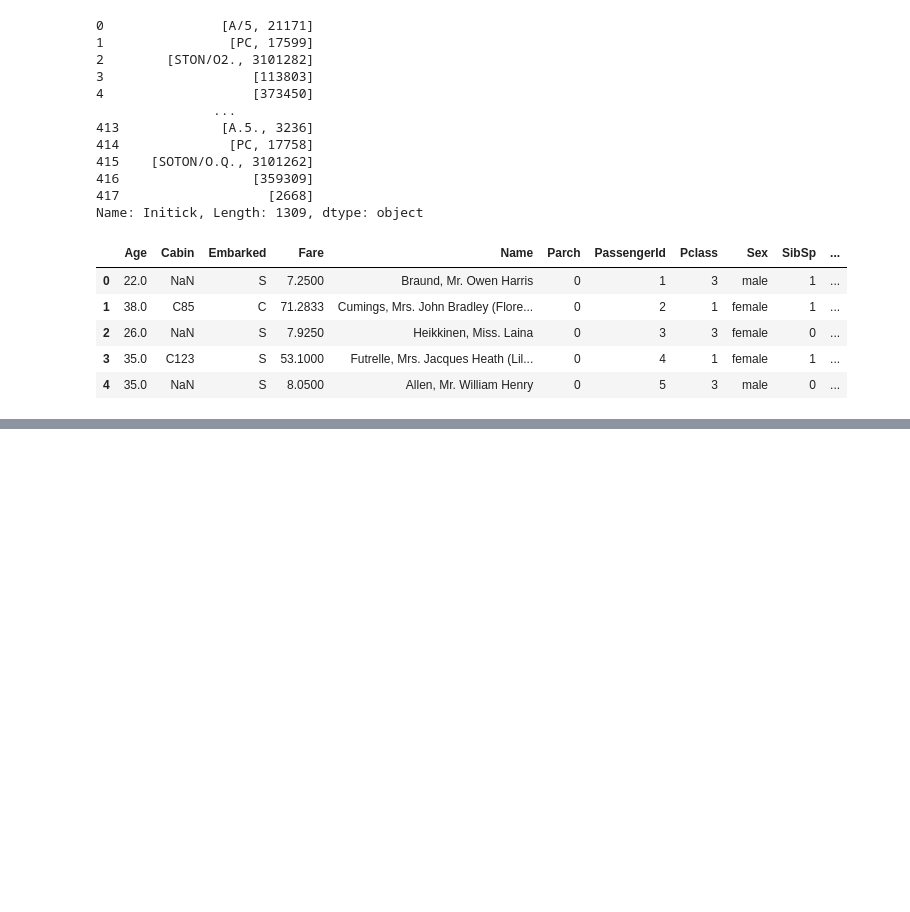
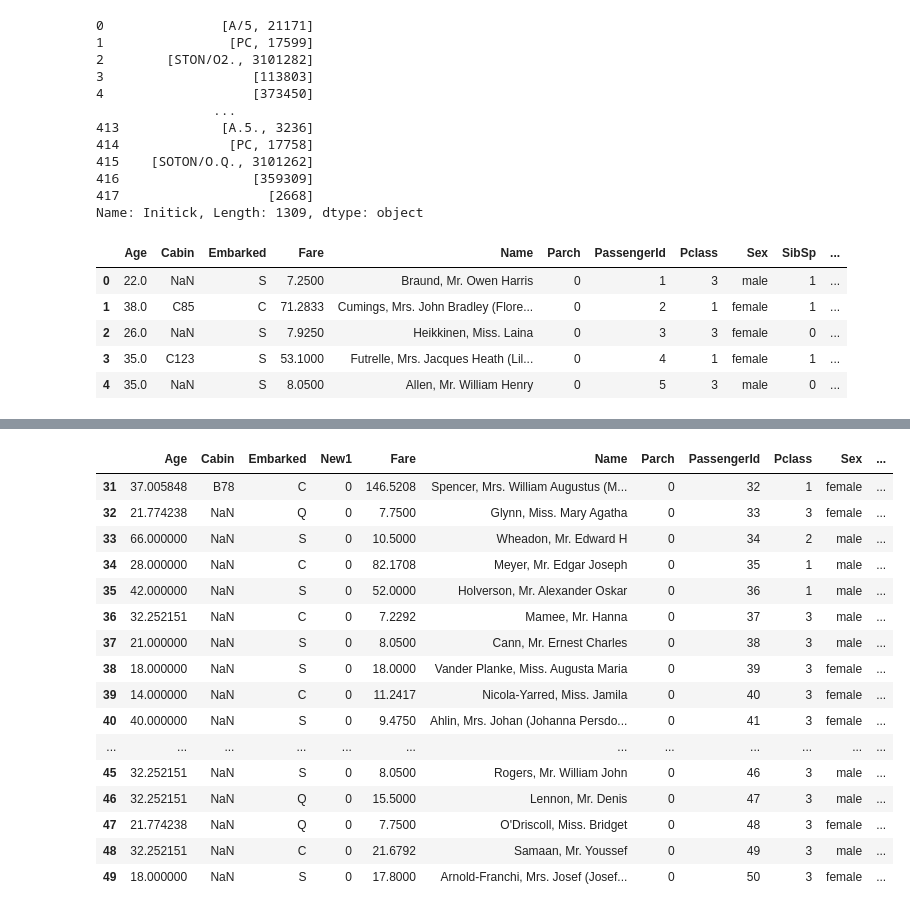
Before and after one commit to HeeSeok-Kwon/Python_study, a Jupyter notebook: DSC/20210407.ipynb, the cells around one changed output, grey strips where cells are left out. Saved outputs shown, nothing was run; the diff lists cells and outputs as text; code cells hidden in the pictures; blank space fills up the shorter version.

```diff
--- a/DSC/20210407.ipynb
+++ b/DSC/20210407.ipynb
@@ -739,0 +969,3 @@ data.head()
+# %%
+data['Age_Cuts'] = pd.cut(data.Age, bins=[0, 1, 3, 10, 18, 65, 99], labels=['Baby', 'Tolder', 'Kid', 'Teens', 'adult', 'elderly'])
+data.head()
@@ -739,0 +986,3 @@ data.head()
+# %%
+data.insert(3, 'New1', 0)
+data.head()
@@ -739,0 +1002,4 @@ data.head()
+# %%
+pd.set_option('display.max_columns', 30)
+# %%
+data.loc[(data['Initial'] == 'Dona'), 'Initial'] = 'Mrs'
@@ -739,0 +1032,21 @@ data.head()
+# %%
+data['Age'] = data.groupby('Initial')['Age'].apply(lambda x: x.fillna(x.mean()))
+data[31:50]
+# %% [output]
+|  | Age | Cabin | Embarked | New1 | Fare | Name | Parch | PassengerId | Pclass | Sex | ... |
+| 31 | 37.005848 | B78 | C | 0 | 146.5208 | Spencer, Mrs. William Augustus (M... | 0 | 32 | 1 | female | ... |
+| 32 | 21.774238 | NaN | Q | 0 | 7.7500 | Glynn, Miss. Mary Agatha | 0 | 33 | 3 | female | ... |
+| 33 | 66.000000 | NaN | S | 0 | 10.5000 | Wheadon, Mr. Edward H | 0 | 34 | 2 | male | ... |
+| 34 | 28.000000 | NaN | C | 0 | 82.1708 | Meyer, Mr. Edgar Joseph | 0 | 35 | 1 | male | ... |
+| 35 | 42.000000 | NaN | S | 0 | 52.0000 | Holverson, Mr. Alexander Oskar | 0 | 36 | 1 | male | ... |
+| 36 | 32.252151 | NaN | C | 0 | 7.2292 | Mamee, Mr. Hanna | 0 | 37 | 3 | male | ... |
+| 37 | 21.000000 | NaN | S | 0 | 8.0500 | Cann, Mr. Ernest Charles | 0 | 38 | 3 | male | ... |
+| 38 | 18.000000 | NaN | S | 0 | 18.0000 | Vander Planke, Miss. Augusta Maria | 0 | 39 | 3 | female | ... |
+| 39 | 14.000000 | NaN | C | 0 | 11.2417 | Nicola-Yarred, Miss. Jamila | 0 | 40 | 3 | female | ... |
+| 40 | 40.000000 | NaN | S | 0 | 9.4750 | Ahlin, Mrs. Johan (Johanna Persdo... | 0 | 41 | 3 | female | ... |
+| ... | ... | ... | ... | ... | ... | ... | ... | ... | ... | ... | ... |
+| 45 | 32.252151 | NaN | S | 0 | 8.0500 | Rogers, Mr. William John | 0 | 46 | 3 | male | ... |
+| 46 | 32.252151 | NaN | Q | 0 | 15.5000 | Lennon, Mr. Denis | 0 | 47 | 3 | male | ... |
+| 47 | 21.774238 | NaN | Q | 0 | 7.7500 | O'Driscoll, Miss. Bridget | 0 | 48 | 3 | female | ... |
+| 48 | 32.252151 | NaN | C | 0 | 21.6792 | Samaan, Mr. Youssef | 0 | 49 | 3 | male | ... |
+| 49 | 18.000000 | NaN | S | 0 | 17.8000 | Arnold-Franchi, Mrs. Josef (Josef... | 0 | 50 | 3 | female | ... |
```
Also changed, not shown: parts of 42 cells of this notebook.
